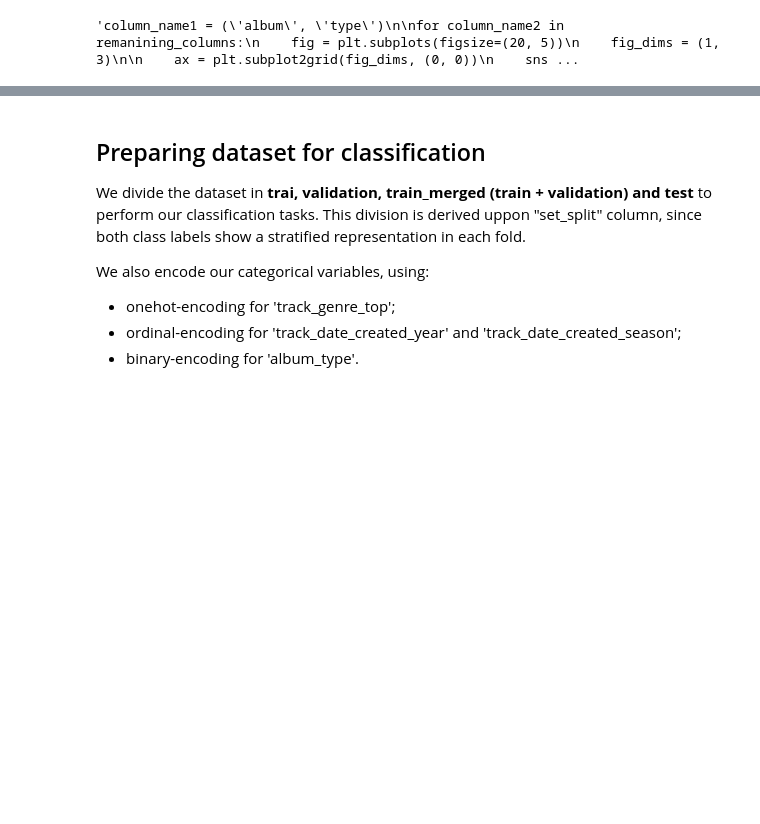
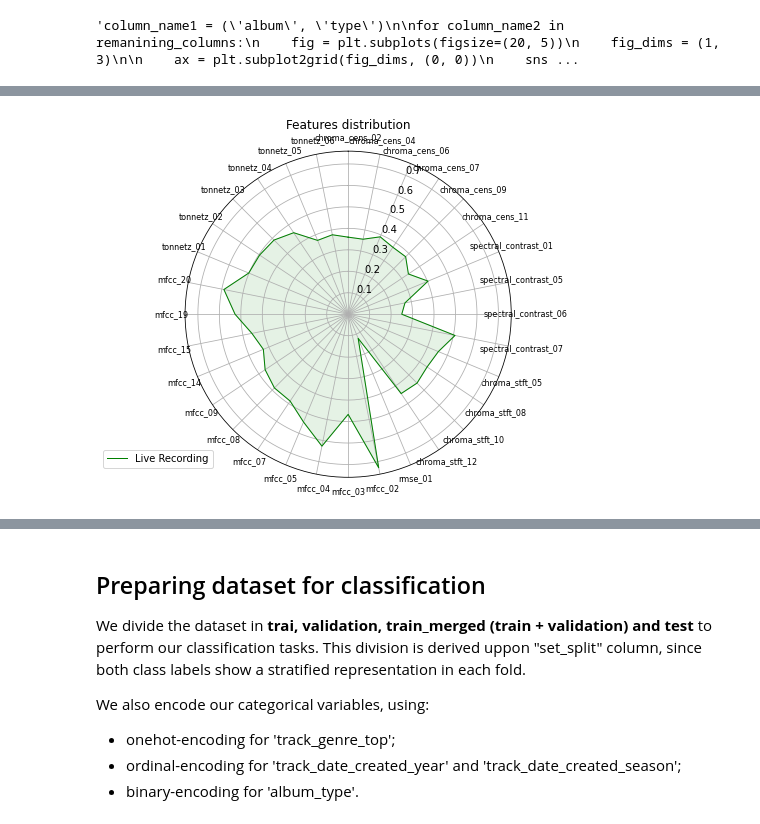
Before and after one commit to alexandrabradan/Datamining2_AdvancedTopics, a Jupyter notebook: notebook/Module_1/Final_dataset_and_feature_selection.ipynb, the cells around one changed output, grey strips where cells are left out. Cells and saved outputs as stored; diff of their text form; code cells hidden in the pictures; blank space fills up the shorter version.

```diff
--- a/notebook/Module_1/Final_dataset_and_feature_selection.ipynb
+++ b/notebook/Module_1/Final_dataset_and_feature_selection.ipynb
@@ -689,0 +862,12 @@ for column_name2 in remanining_columns:
+# %%
+categories = []
+column_initial_names = ["chroma_cens", "spectral_contrast", "chroma_stft", 'rmse_01', "mfcc", "tonnetz"]
+for column_initial_name in column_initial_names:
+    if column_initial_name == 'rmse_01':
+        categories.append(column_initial_name)
+        continue
+    tmp_list =  [x for x in tracks_librosaMeanFeatures.columns if column_initial_name in x]
+    categories = categories + tmp_list
+plot_radar2(tracks_librosaMeanFeatures, categories, 'Live Recording', False, "Features distribution")
+# %% [output]
+[figure, added]
```
Also changed, not shown: parts of 24 cells of this notebook, 5 other files.
